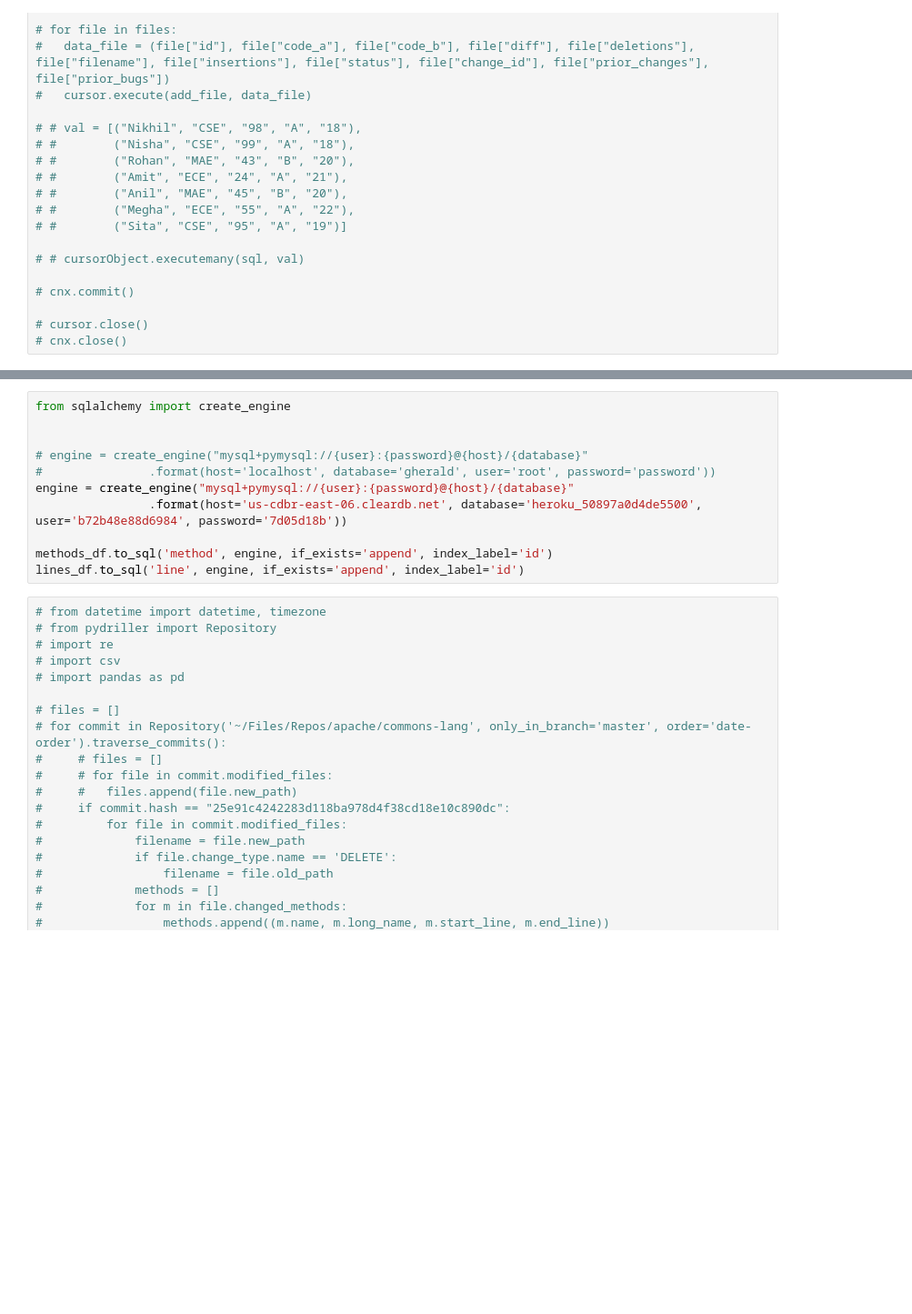
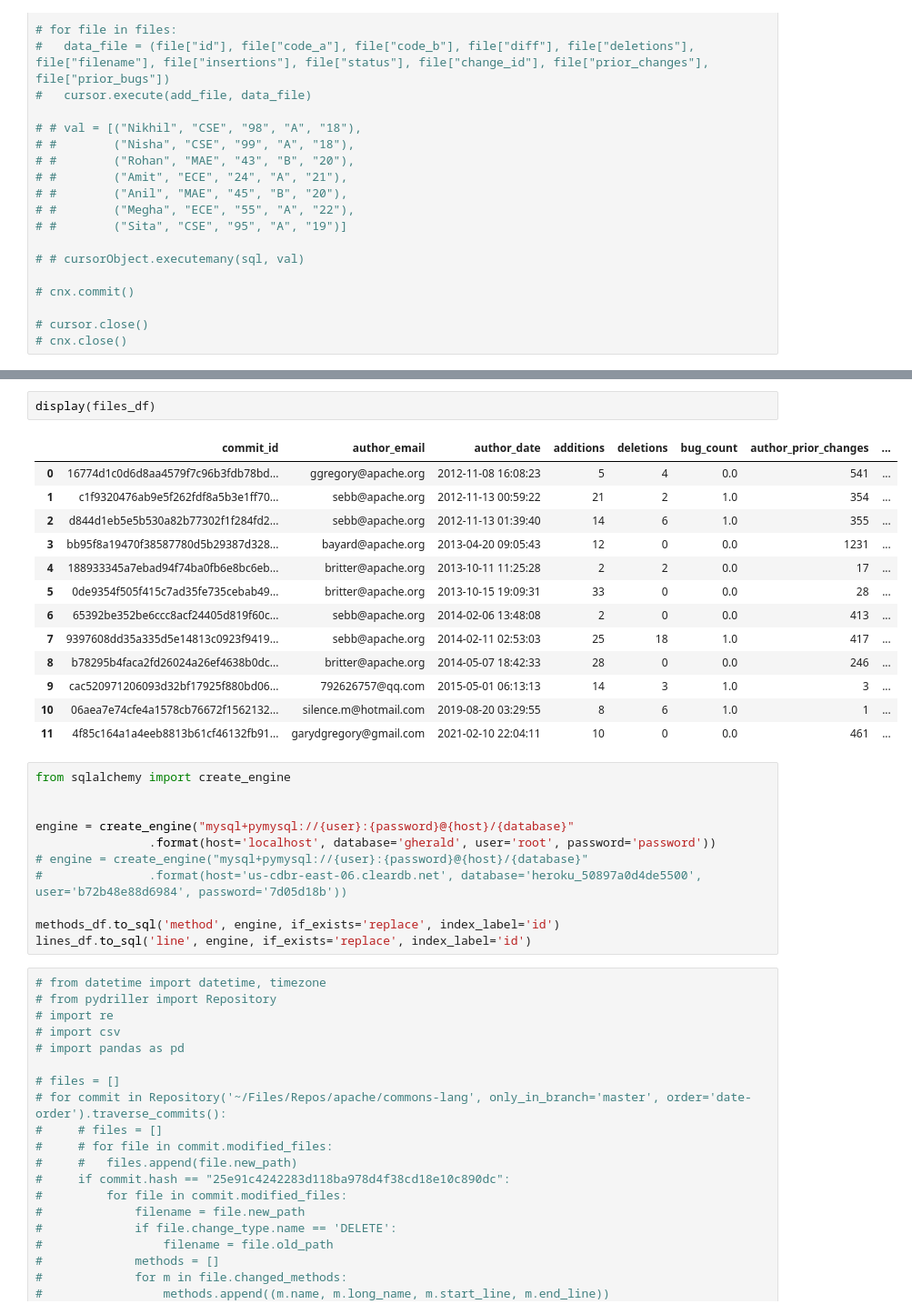
Before and after one commit to EveYu0130/Gherald-experiment-ui, a Jupyter notebook: gerrit_data_ retrieval.ipynb, the cells around one changed output, grey strips where cells are left out. Shown at 91% size. Cells and saved outputs as stored; diff of their text form; blank space fills up the shorter version.

```diff
--- a/gerrit_data_ retrieval.ipynb
+++ b/gerrit_data_ retrieval.ipynb
@@ -689,14 +368,30 @@ display(lines_df)
+# %%
+display(files_df)
+# %% [output]
+|  | commit_id | author_email | author_date | additions | deletions | bug_count | author_prior_changes | ... |
+| 0 | 16774d1c0d6d8aa4579f7c96b3fdb78bd... | ggregory@apache.org | 2012-11-08 16:08:23 | 5 | 4 | 0.0 | 541 | ... |
+| 1 | c1f9320476ab9e5f262fdf8a5b3e1ff70... | sebb@apache.org | 2012-11-13 00:59:22 | 21 | 2 | 1.0 | 354 | ... |
+| 2 | d844d1eb5e5b530a82b77302f1f284fd2... | sebb@apache.org | 2012-11-13 01:39:40 | 14 | 6 | 1.0 | 355 | ... |
+| 3 | bb95f8a19470f38587780d5b29387d328... | bayard@apache.org | 2013-04-20 09:05:43 | 12 | 0 | 0.0 | 1231 | ... |
+| 4 | 188933345a7ebad94f74ba0fb6e8bc6eb... | britter@apache.org | 2013-10-11 11:25:28 | 2 | 2 | 0.0 | 17 | ... |
+| 5 | 0de9354f505f415c7ad35fe735cebab49... | britter@apache.org | 2013-10-15 19:09:31 | 33 | 0 | 0.0 | 28 | ... |
+| 6 | 65392be352be6ccc8acf24405d819f60c... | sebb@apache.org | 2014-02-06 13:48:08 | 2 | 0 | 0.0 | 413 | ... |
+| 7 | 9397608dd35a335d5e14813c0923f9419... | sebb@apache.org | 2014-02-11 02:53:03 | 25 | 18 | 1.0 | 417 | ... |
+| 8 | b78295b4faca2fd26024a26ef4638b0dc... | britter@apache.org | 2014-05-07 18:42:33 | 28 | 0 | 0.0 | 246 | ... |
+| 9 | cac520971206093d32bf17925f880bd06... | 792626757@qq.com | 2015-05-01 06:13:13 | 14 | 3 | 1.0 | 3 | ... |
+| 10 | 06aea7e74cfe4a1578cb76672f1562132... | silence.m@hotmail.com | 2019-08-20 03:29:55 | 8 | 6 | 1.0 | 1 | ... |
+| 11 | 4f85c164a1a4eeb8813b61cf46132fb91... | garydgregory@gmail.com | 2021-02-10 22:04:11 | 10 | 0 | 0.0 | 461 | ... |
 # %%
 from sqlalchemy import create_engine
 
 
+engine = create_engine("mysql+pymysql://{user}:{password}@{host}/{database}"
+				.format(host='localhost', database='gherald', user='root', password='password'))
 # engine = create_engine("mysql+pymysql://{user}:{password}@{host}/{database}"
-# 				.format(host='localhost', database='gherald', user='root', password='password'))
-engine = create_engine("mysql+pymysql://{user}:{password}@{host}/{database}"
-				.format(host='us-cdbr-east-06.cleardb.net', database='heroku_50897a0d4de5500', user='b72b48e88d6984', password='7d05d18b'))
+# 				.format(host='us-cdbr-east-06.cleardb.net', database='heroku_50897a0d4de5500', user='b72b48e88d6984', password='7d05d18b'))
 
-methods_df.to_sql('method', engine, if_exists='append', index_label='id')
-lines_df.to_sql('line', engine, if_exists='append', index_label='id')
+methods_df.to_sql('method', engine, if_exists='replace', index_label='id')
+lines_df.to_sql('line', engine, if_exists='replace', index_label='id')
 # %%
 # from datetime import datetime, timezone
 # from pydriller import Repository
```
Also changed, not shown: parts of 11 cells of this notebook, 4 other files.
